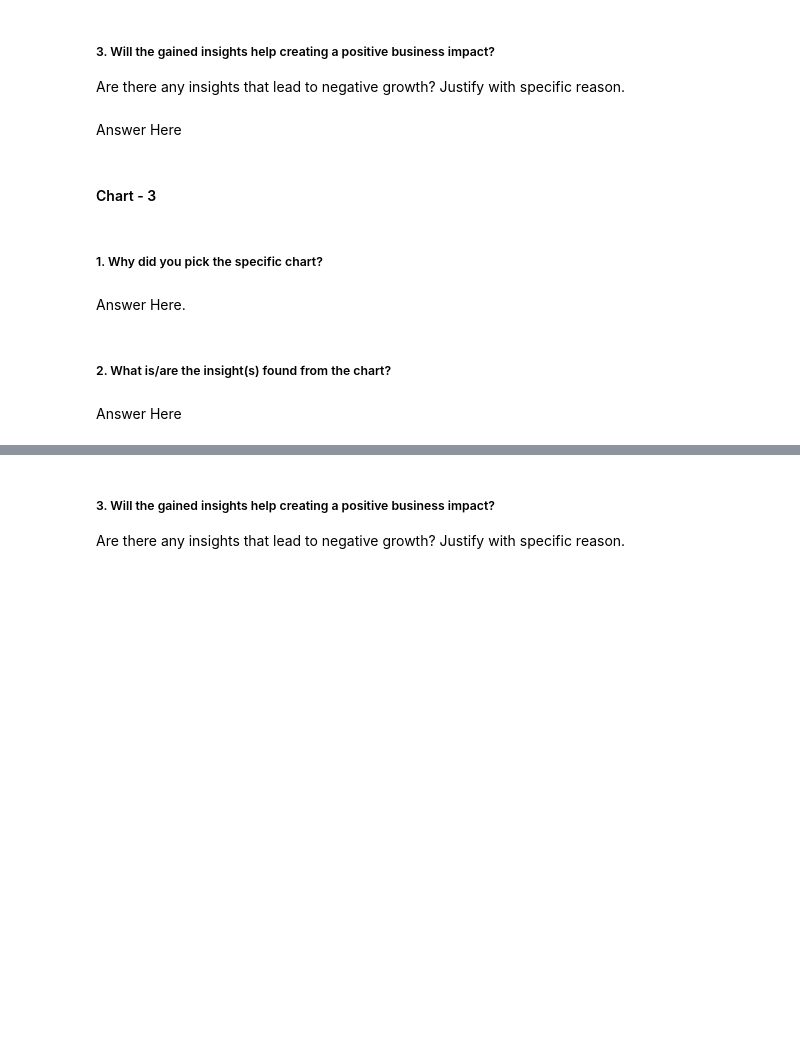
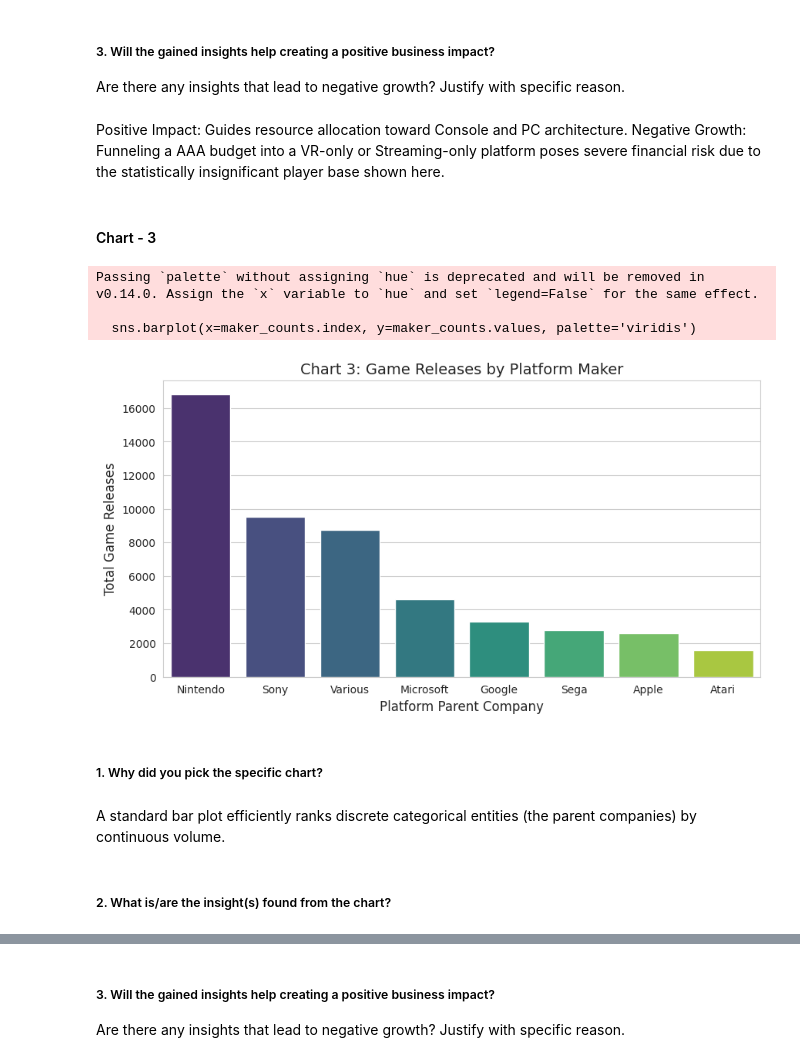
Before and after one commit to VishalChauhan85/Video-Game-Sales-EDA-Capstone, a Jupyter notebook: Video_Game_Sales_&_Metacritic_Intelligence_(Vishal_Chauhan).ipynb, the cells around one changed output, grey strips where cells are left out. Saved outputs shown, nothing was run; the diff lists cells and outputs as text; code cells hidden in the pictures; blank space fills up the shorter version.

```diff
--- a/Video_Game_Sales_&_Metacritic_Intelligence_(Vishal_Chauhan).ipynb
+++ b/Video_Game_Sales_&_Metacritic_Intelligence_(Vishal_Chauhan).ipynb
@@ -273,7 +287,7 @@ Answer Here
 # %% [markdown]
 ##### 3. Will the gained insights help creating a positive business impact?
 Are there any insights that lead to negative growth? Justify with specific reason.
-# %% [markdown]
-Answer Here
+# %% [markdown]
+Positive Impact: Guides resource allocation toward Console and PC architecture. Negative Growth: Funneling a AAA budget into a VR-only or Streaming-only platform poses severe financial risk due to the statistically insignificant player base shown here.
 # %% [markdown]
 #### Chart - 3
@@ -282,8 +294,19 @@ Answer Here
+# %%
+plt.figure(figsize=(10, 5))
+maker_counts = df_clean['platform_maker'].value_counts()
+sns.barplot(x=maker_counts.index, y=maker_counts.values, palette='viridis')
+plt.title('Chart 3: Game Releases by Platform Maker', fontsize=14)
+plt.xlabel('Platform Parent Company', fontsize=12)
+plt.ylabel('Total Game Releases', fontsize=12)
+plt.show()
+# %% [output]
+Passing `palette` without assigning `hue` is deprecated and will be removed in v0.14.0. Assign the `x` variable to `hue` and set `legend=False` for the same effect.
+
+  sns.barplot(x=maker_counts.index, y=maker_counts.values, palette='viridis')
+[figure, added]
 # %% [markdown]
 ##### 1. Why did you pick the specific chart?
-# %% [markdown]
-Answer Here.
+# %% [markdown]
+A standard bar plot efficiently ranks discrete categorical entities (the parent companies) by continuous volume.
 # %% [markdown]
 ##### 2. What is/are the insight(s) found from the chart?
-# %% [markdown]
-Answer Here
```
Also changed, not shown: parts of 30 cells of this notebook.
